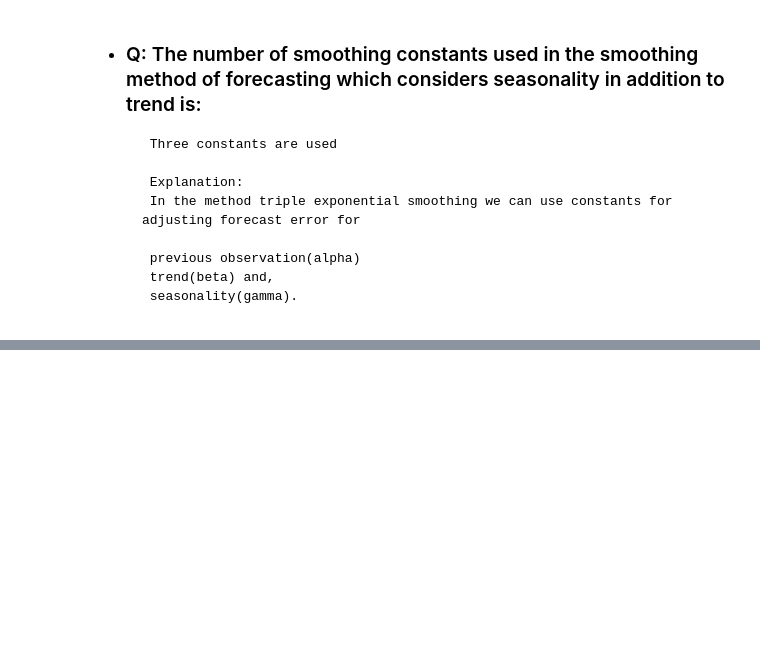
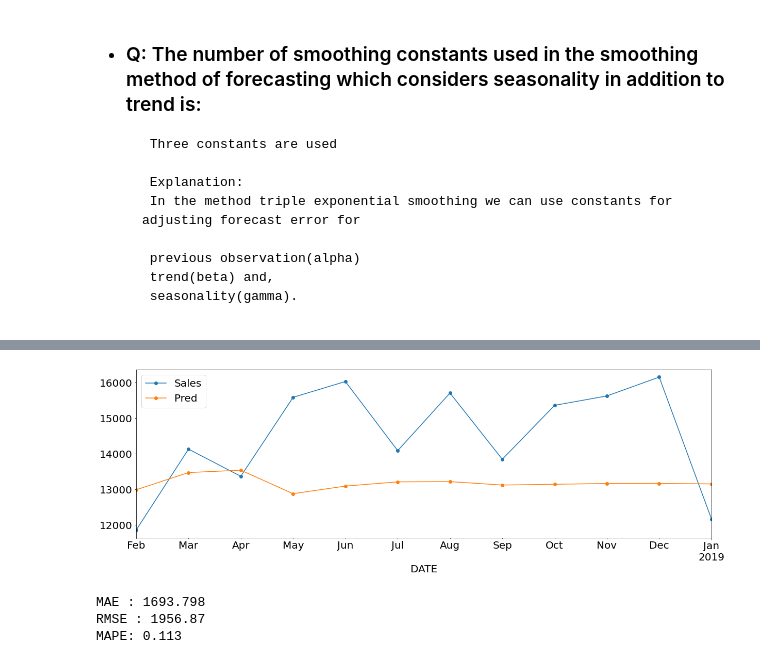
Before and after one commit to 28101991SUNNY/ML2_Unsupervised-Learning, a Jupyter notebook: 10_2_TS3.ipynb, the cells around one changed output, grey strips where cells are left out. Cells and saved outputs as stored; diff of their text form; code cells hidden in the pictures; blank space fills up the shorter version.

```diff
--- a/10_2_TS3.ipynb
+++ b/10_2_TS3.ipynb
@@ -320,0 +691,11 @@ plot_pacf(model.seasonal,lags=36);
+# %%
+X_test["Pred"] = model.forecast(steps=12).cumsum() + X_train.Sales[-1]
+               # integrate the differences        + adding the last value
+X_test.plot(style="-o")
+plt.show()
+performance(X_test["Sales"],X_test["Pred"])
+# %% [output]
+[figure, added]
+MAE : 1693.798
+RMSE : 1956.87
+MAPE: 0.113
```
Also changed, not shown: parts of 69 cells of this notebook.
